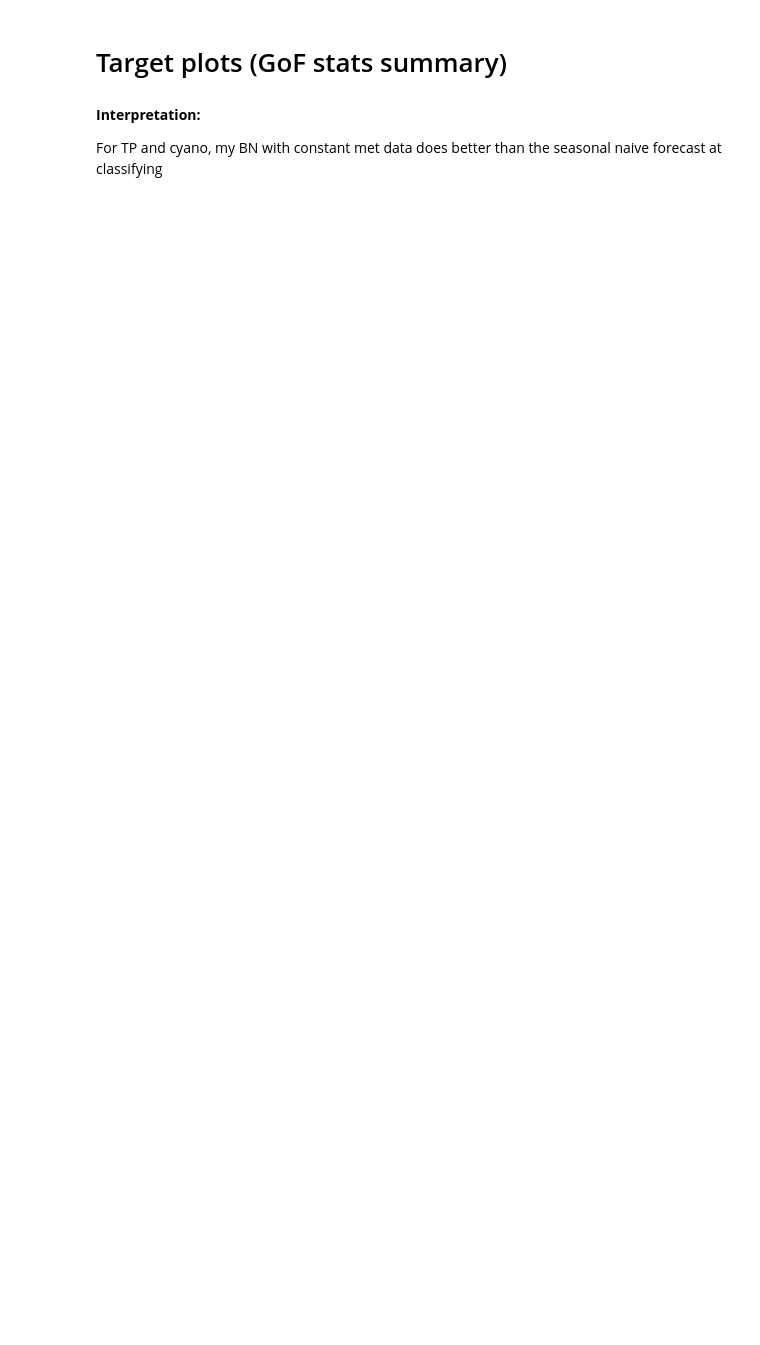
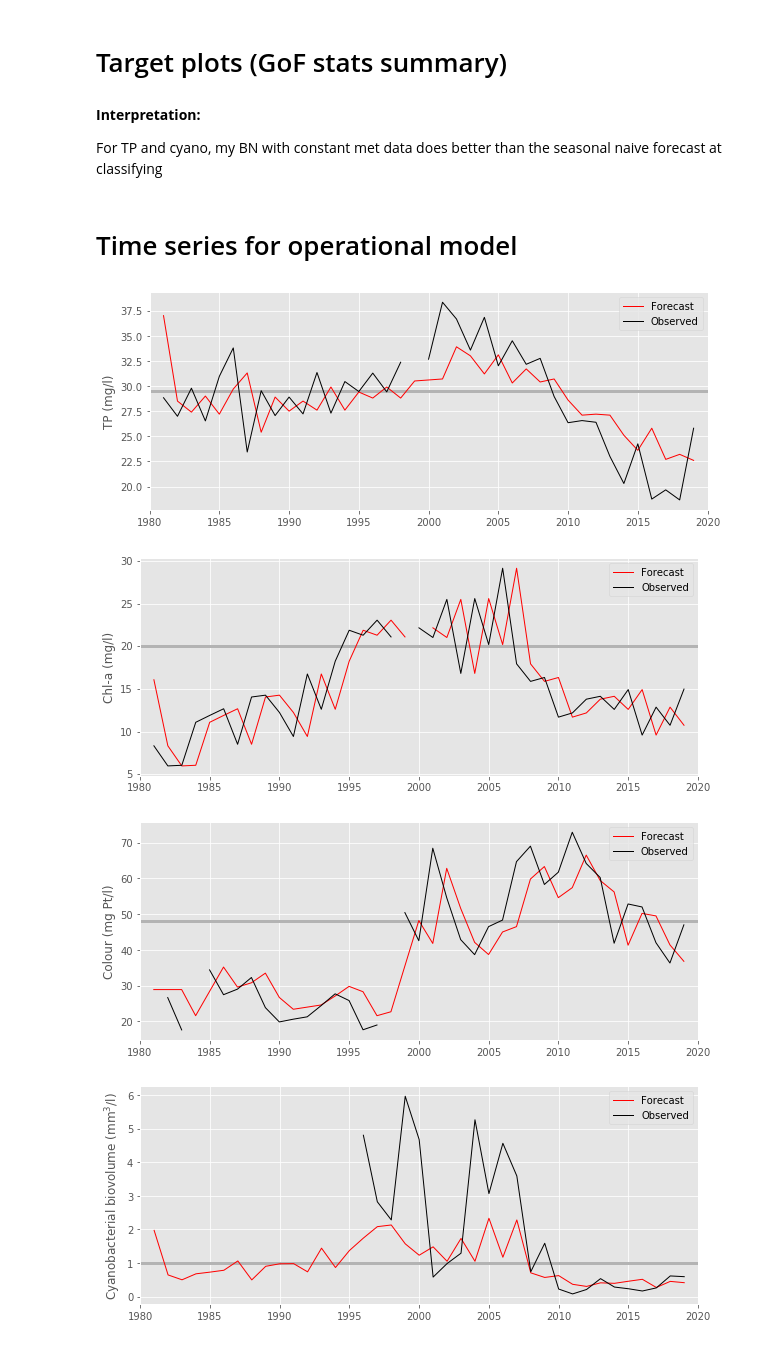
Before and after one commit to icra/WATExR, a Jupyter notebook: Norway_Morsa/BayesianNetwork/Notebooks/08_Hindcast_stats_and_plots.ipynb, the cells around one changed output. Drawn from its saved outputs; the diff is of its cells as text; code cells hidden in the pictures; blank space fills up the shorter version.

```diff
--- a/Norway_Morsa/BayesianNetwork/Notebooks/08_Hindcast_stats_and_plots.ipynb
+++ b/Norway_Morsa/BayesianNetwork/Notebooks/08_Hindcast_stats_and_plots.ipynb
@@ -686,3 +685,58 @@ gof_df
 **Interpretation:**
 
 For TP and cyano, my BN with constant met data does better than the seasonal naive forecast at classifying
+# %% [markdown]
+# Time series for operational model
+# %%
+ylabel_dict = {'TP': 'TP (mg/l)',
+               'chla': 'Chl-a (mg/l)',
+               'colour': 'Colour (mg Pt/l)',
+               'cyano': 'Cyanobacterial biovolume (mm$^3$/l)'}
+
+# Loop over vars
+for idx, var in enumerate(var_list):
+
+    fig = plt.figure(figsize=(10,4))
+    ax = fig.add_subplot(111)
+
+    # Add WFD boundary
+    ax.axhline(y=boundaries_dict[var], color='0.7', lw=3)
+
+    # Extract data
+
+    # Forecasted
+    if var != 'chla':
+        forecasted = df_cont.loc[df_cont['node'] == var, ['sim_era5_av','year']]
+    else:
+        forecasted = df_cont.loc[df_cont['node'] == var, ['sim_naive','year']]
+    forecasted = forecasted.set_index('year')
+
+    # Observed
+    obs = df_cont.loc[df_cont['node'] == var, ['obs','year']]
+    obs = obs.set_index('year')
+
+    # Plot forecast
+    ax.plot(forecasted.index,
+            forecasted.values,
+            color='r',
+            lw=1,
+            label='Forecast')
+
+    # Plot observations
+    ax.plot(obs.index,
+           obs.values,
+           color='k',
+           lw=1,
+           label='Observed')
+
+    # Tidy
+    ax.set_ylabel(ylabel_dict[var])
+    ax.set_xlim(xmin=1980, xmax=2020)
+    ax.legend()
+
+    plt.savefig(os.path.join(out_folder,'Timeseries_gof','timeseries_operationalModel_%s.png' %var), dpi=150)
+# %% [output]
+[figure, added]
+[figure, added]
+[figure, added]
+[figure, added]
```
Also changed, not shown: parts of 4 cells of this notebook, 14 other files.
